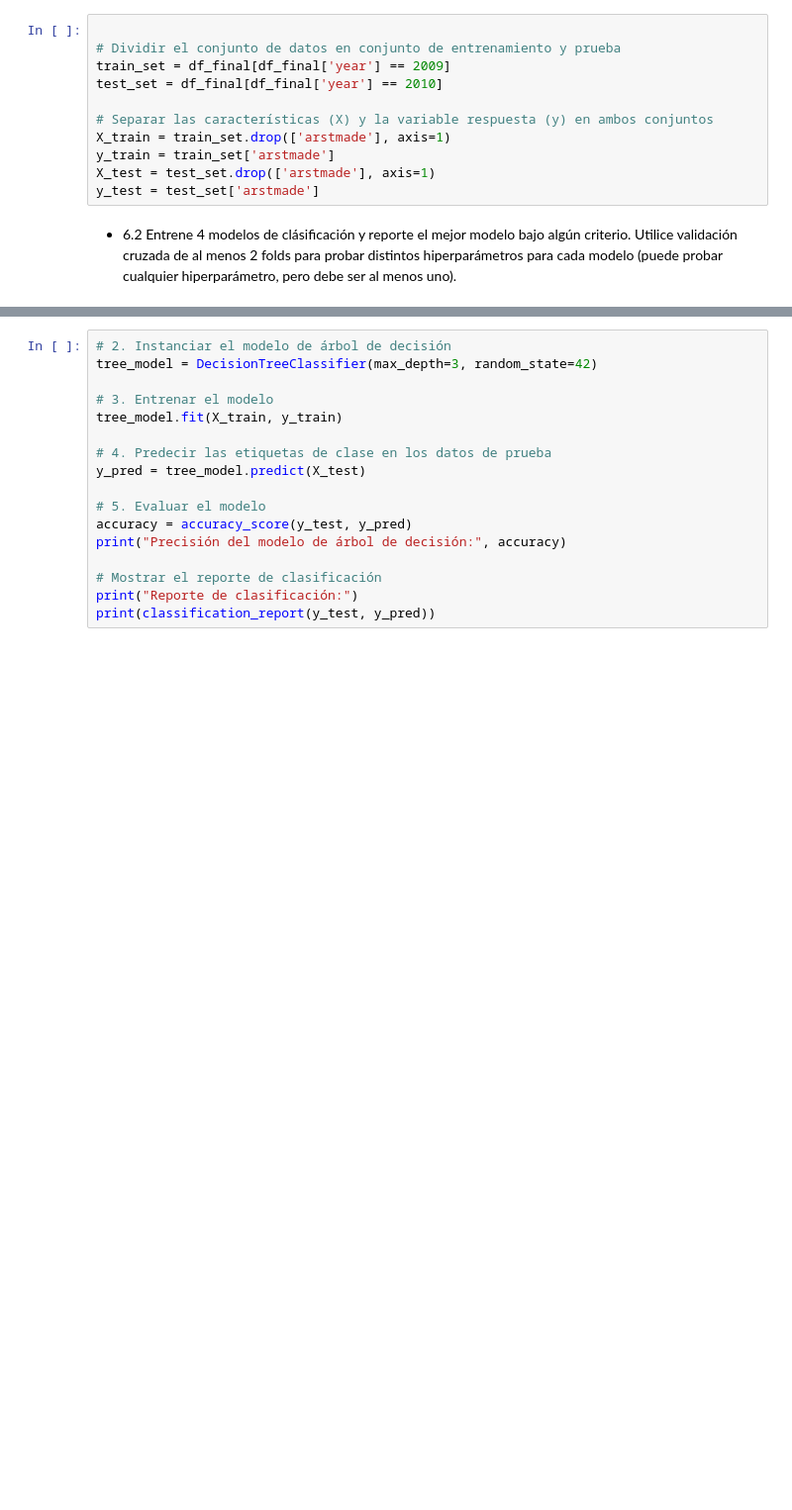
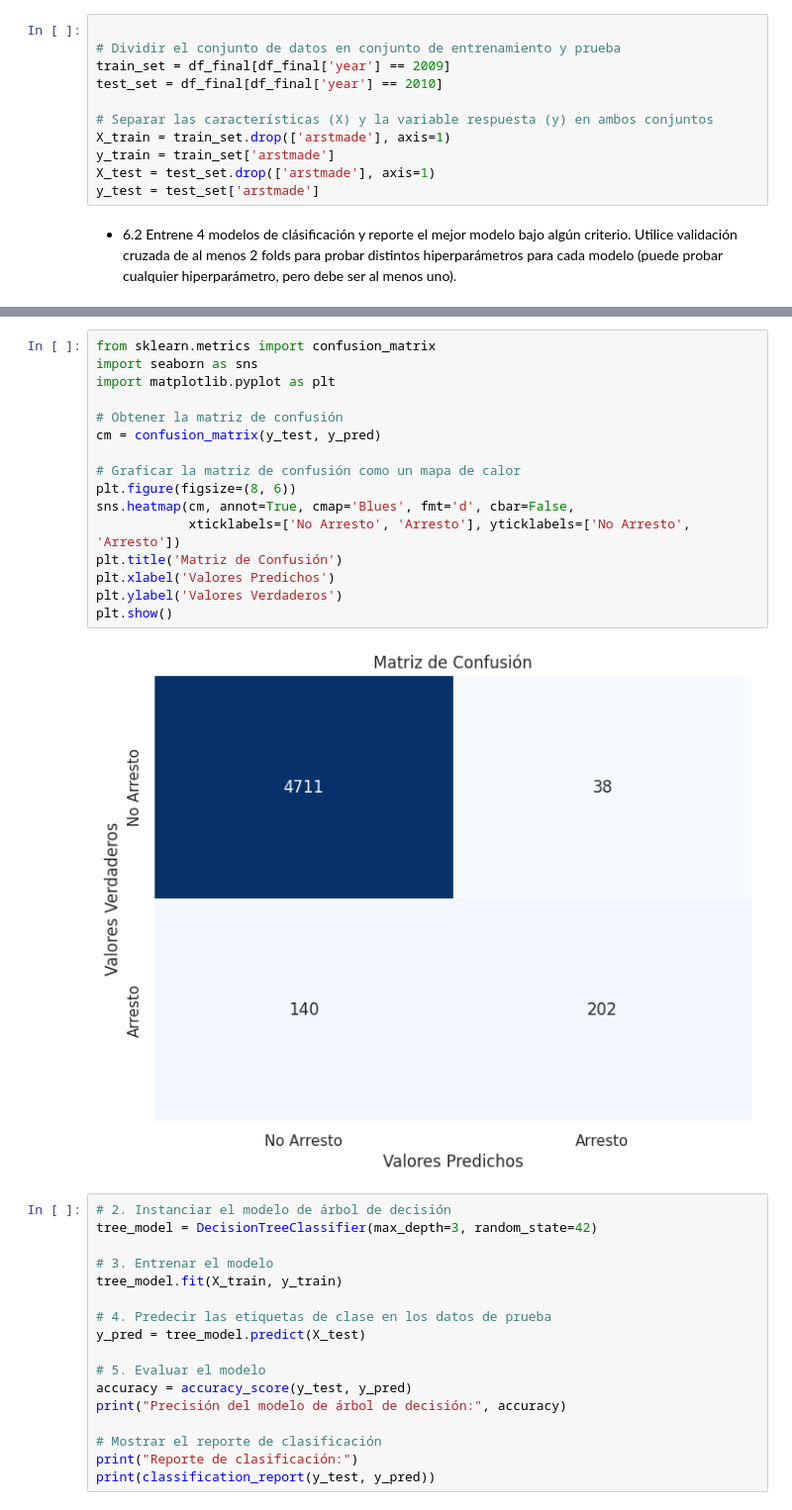
Before and after one commit to sebaspatric/Sprint5, a Jupyter notebook: Notebooks/Sprint.ipynb, the cells around one changed output, grey strips where cells are left out. Shown: that part at 99% size. Drawn from its saved outputs; the diff is of its cells as text; blank space fills up the shorter version.

```diff
--- a/Sprint.ipynb
+++ b/Notebooks/Sprint.ipynb
@@ -1148,6 +1169,24 @@ Reporte de clasificación:
     accuracy                           0.97      5091
    macro avg       0.91      0.79      0.84      5091
 weighted avg       0.96      0.97      0.96      5091
+# %%
+from sklearn.metrics import confusion_matrix
+import seaborn as sns
+import matplotlib.pyplot as plt
+
+# Obtener la matriz de confusión
+cm = confusion_matrix(y_test, y_pred)
+
+# Graficar la matriz de confusión como un mapa de calor
+plt.figure(figsize=(8, 6))
+sns.heatmap(cm, annot=True, cmap='Blues', fmt='d', cbar=False,
+            xticklabels=['No Arresto', 'Arresto'], yticklabels=['No Arresto', 'Arresto'])
+plt.title('Matriz de Confusión')
+plt.xlabel('Valores Predichos')
+plt.ylabel('Valores Verdaderos')
+plt.show()
+# %% [output]
+[figure, added]
 # %%
 # 2. Instanciar el modelo de árbol de decisión
 tree_model = DecisionTreeClassifier(max_depth=3, random_state=42)
```
Also changed, not shown: parts of 21 cells of this notebook.
